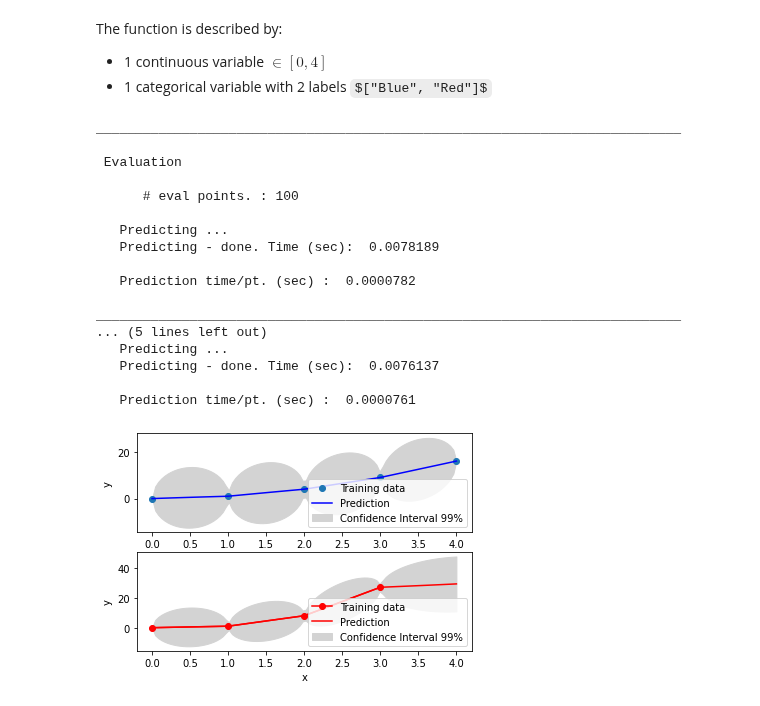
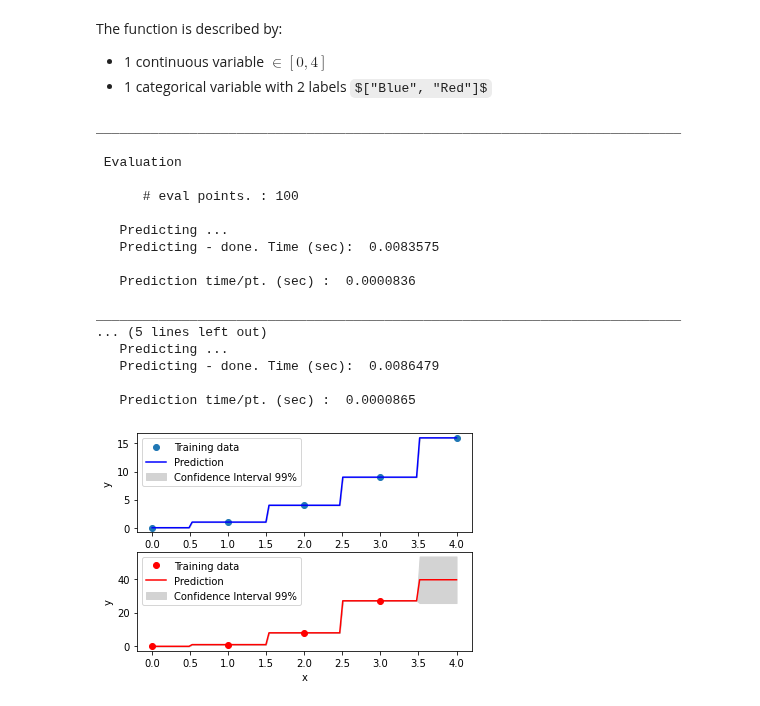
Before and after one commit to SMTorg/smt, a Jupyter notebook: tutorial/SMT_MixedInteger_application.ipynb, the cells around one changed output. Drawn from its saved outputs; the diff is of its cells as text; code cells hidden in the pictures; some formulas as TeX source.

```diff
--- a/tutorial/SMT_MixedInteger_application.ipynb
+++ b/tutorial/SMT_MixedInteger_application.ipynb
@@ -349,7 +339,7 @@ criterion = "EI"  #'EI' or 'SBO' or 'LCB'
 qEI = "KB"
 sm = KRG(print_global=False)
 
-n_doe = 2
+n_doe = 3
 sampling = MixedIntegerSamplingMethod(xtypes, xlimits, LHS, criterion="ese")
 xdoe = sampling(n_doe)
 ydoe = function_test_mixed_integer(xdoe)
@@ -364,7 +354,6 @@ ego = EGO(
     xlimits=xlimits,
     surrogate=sm,
     qEI=qEI,
-    use_gower_distance= False,
 )
 
 x_opt,y_opt, _, _, y_data = ego.optimize(fun=function_test_mixed_integer)
@@ -442,25 +432,24 @@ import matplotlib.pyplot as plt
 from smt.surrogate_models import KRG
 from smt.applications.mixed_integer import MixedIntegerSurrogateModel, ENUM,ORD,FLOAT
 
-
-xt1 = np.array([["Blue",0.0],
-               ["Blue",1.0],
-               ["Blue",2.0],
-               ["Blue",3.0],
-               ["Blue",4.0]])
-xt2 = np.array([["Red",0.0],
-               ["Red",1.0],
-               ["Red",2.0],
-               ["Red",3.0]])
-xt = np.concatenate((xt1, xt2), axis=0).astype(object)
+xt1 = np.array([[0,0.0],
+               [0,1.0],
+               [0,2.0],
+               [0,3.0],
+               [0,4.0]])
+xt2 = np.array([[1,0.0],
+               [1,1.0],
+               [1,2.0],
+               [1,3.0]])
+xt = np.concatenate((xt1, xt2), axis=0)
 xt[:,1] = xt[:,1].astype(np.float)
 yt1 = np.array([0.0, 1.0, 4.0, 9.0, 16.0])
 yt2 = np.array([ 0.0, 1.0,8.0,27.0])
 yt = np.concatenate((yt1, yt2), axis=0)
 xlimits =  [["Blue","Red"],[0.0,4.0]]
-
+xtypes=[(ENUM, 2),ORD]
 # Surrogate
-sm = MixedIntegerSurrogateModel(use_gower_distance = True, xtypes=[(ENUM, 2),ORD], xlimits=xlimits, surrogate=KRG(theta0=[1e-2]))
+sm = MixedIntegerSurrogateModel(categorical_kernel = GOWER, xtypes=xtypes, xlimits=xlimits, surrogate=KRG(theta0=[1e-2]))
 sm.set_training_values(xt, yt)
 sm.train()
 
@@ -469,14 +458,13 @@ n = 100
 x_cat1 = []
 x_cat2 = []
 for i in range(n):
-    x_cat1.append("Blue")
-    x_cat2.append("Red")
+    x_cat1.append(0)
+    x_cat2.append(1)
 
 x_cont = np.linspace(0.0, 4.0, n)
-x1 = np.concatenate((np.asarray(x_cat1).reshape(-1,1), x_cont.reshape(-1,1)), axis=1).astype(object)
-x1[:,1] = x1[:,1].astype(np.float)
-x2 = np.concatenate((np.asarray(x_cat2).reshape(-1,1), x_cont.reshape(-1,1)), axis=1).astype(object)
-x2[:,1] = x2[:,1].astype(np.float)
+x1 = np.concatenate((np.asarray(x_cat1).reshape(-1,1), x_cont.reshape(-1,1)), axis=1)
+x2 = np.concatenate((np.asarray(x_cat2).reshape(-1,1), x_cont.reshape(-1,1)), axis=1)
+
 y1 = sm.predict_values(x1)
 y2 = sm.predict_values(x2)
 
@@ -485,7 +473,7 @@ s2_1 = sm.predict_variances(x1)
 s2_2 = sm.predict_variances(x2)
 
 fig, axs = plt.subplots(2)
-axs[0].plot(xt1[:,1].astype(np.float), yt1,'o')
+axs[0].plot(xt1[:,1].astype(np.float), yt1,'o',linestyle="None")
 axs[0].plot(x_cont, y1,color ='Blue')
 axs[0].fill_between(
     np.ravel(x_cont),
@@ -497,41 +485,41 @@ axs[0].set_xlabel("x")
 axs[0].set_ylabel("y")
 axs[0].legend(
     ["Training data", "Prediction", "Confidence Interval 99%"],
-    loc="lower right",
+    loc="upper left",
 )
-axs[1].plot(xt2[:,1].astype(np.float), yt2, marker='o', color='r')
+axs[1].plot(xt2[:,1].astype(np.float), yt2, marker='o', color='r',linestyle="None")
 axs[1].plot(x_cont, y2,color ='Red')
 axs[1].fill_between(
     np.ravel(x_cont),
     np.ravel(y2 - 3 * np.sqrt(s2_2)),
     np.ravel(y2 + 3 * np.sqrt(s2_2)),
     color="lightgrey",
 )
 axs[1].set_xlabel("x")
 axs[1].set_ylabel("y")
 axs[1].legend(
     ["Training data", "Prediction", "Confidence Interval 99%"],
-    loc="lower right",
+    loc="upper left",
 )
 
 plt.show()
 # %% [output]
 ___________________________________________________________________________
 
  Evaluation
 
       # eval points. : 100
 
    Predicting ...
-   Predicting - done. Time (sec):  0.0078189
+   Predicting - done. Time (sec):  0.0083575
 
-   Prediction time/pt. (sec) :  0.0000782
+   Prediction time/pt. (sec) :  0.0000836
 
 ___________________________________________________________________________
 ... (5 lines left out)
    Predicting ...
-   Predicting - done. Time (sec):  0.0076137
+   Predicting - done. Time (sec):  0.0086479
 
-   Prediction time/pt. (sec) :  0.0000761
+   Prediction time/pt. (sec) :  0.0000865
-[figure, old version]
+[figure, new version]
 # %%
```
Also changed, not shown: parts of 10 cells of this notebook, 4 other files.
